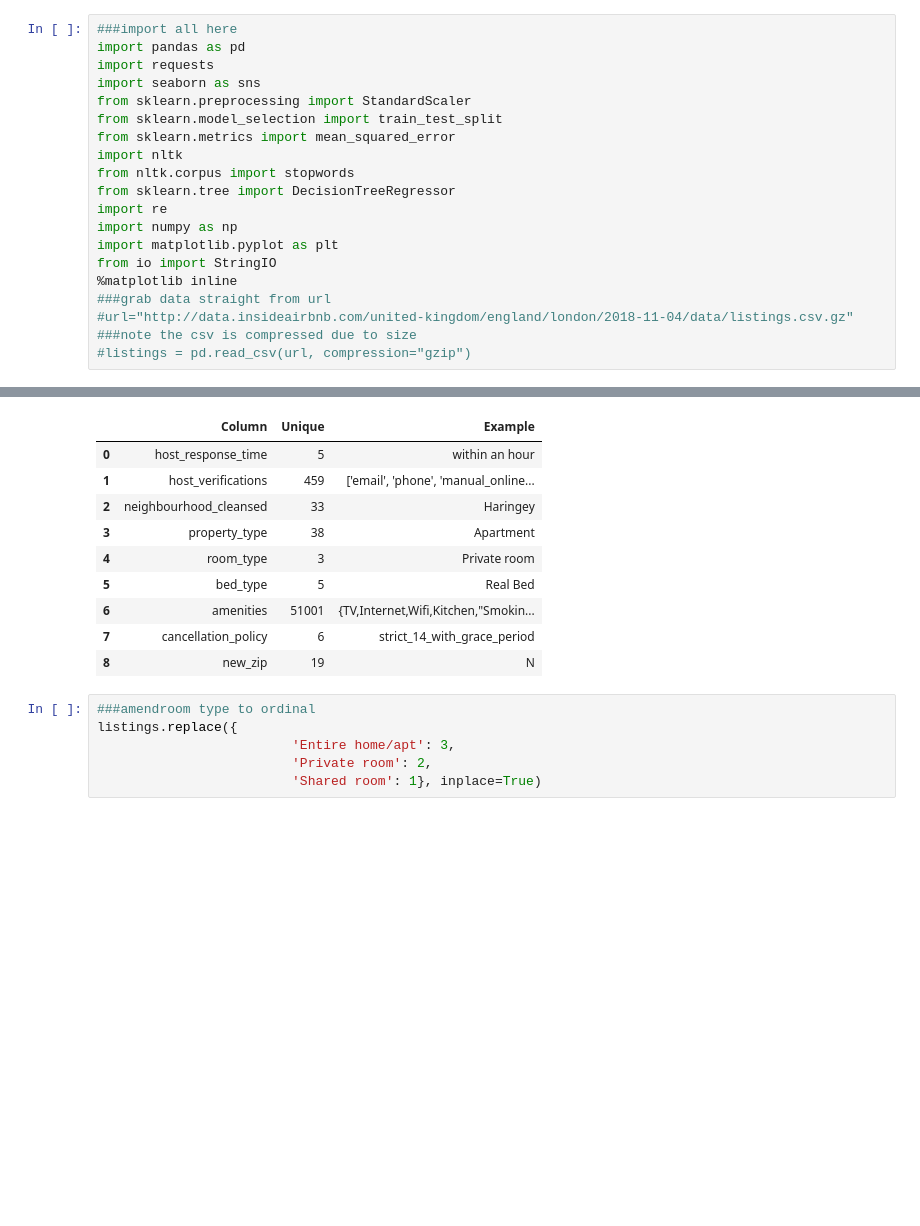
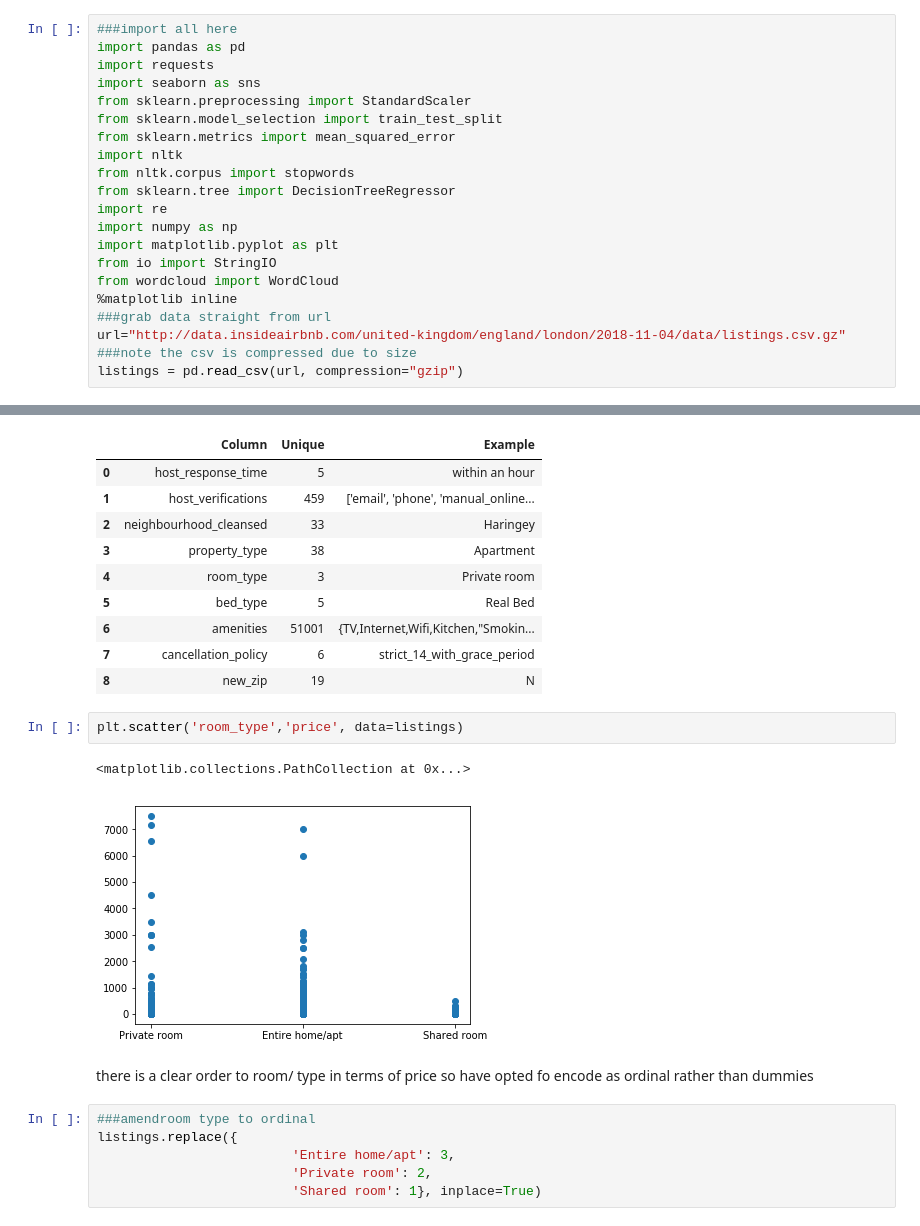
Before and after one commit to MUSSONT/Quick_Blog_Airbnb_Clean-Predict, a Jupyter notebook: newairbnb clean.ipynb, the cells around one changed output, grey strips where cells are left out. Saved outputs shown, nothing was run; the diff lists cells and outputs as text; blank space fills up the shorter version.

```diff
--- a/newairbnb clean.ipynb
+++ b/newairbnb clean.ipynb
@@ -19,11 +38,12 @@ import re
 import numpy as np
 import matplotlib.pyplot as plt
 from io import StringIO
+from wordcloud import WordCloud
 %matplotlib inline
 ###grab data straight from url
-#url="http://data.insideairbnb.com/united-kingdom/england/london/2018-11-04/data/listings.csv.gz"
+url="http://data.insideairbnb.com/united-kingdom/england/london/2018-11-04/data/listings.csv.gz"
 ###note the csv is compressed due to size
-#listings = pd.read_csv(url, compression="gzip")
+listings = pd.read_csv(url, compression="gzip")
 # %%
 ###what size of data are we dealing with?
 listings.shape
@@ -350,6 +401,13 @@ data_dict
 | 6 | amenities | 51001 | {TV,Internet,Wifi,Kitchen,"Smokin... |
 | 7 | cancellation_policy | 6 | strict_14_with_grace_period |
 | 8 | new_zip | 19 | N |
+# %%
+plt.scatter('room_type','price', data=listings)
+# %% [output]
+<matplotlib.collections.PathCollection at 0x...>
+[figure, added]
+# %% [markdown]
+there is a clear order to room/ type in terms of price so have opted fo encode as ordinal rather than dummies
 # %%
 ###amendroom type to ordinal
 listings.replace({
```
Also changed, not shown: parts of 36 cells of this notebook, 4 other files.
